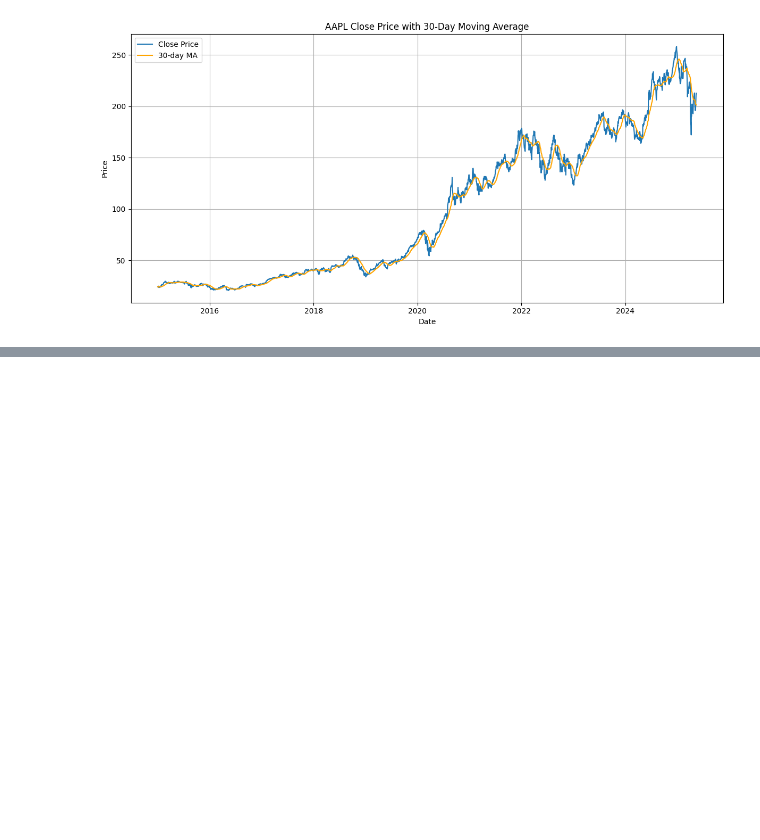
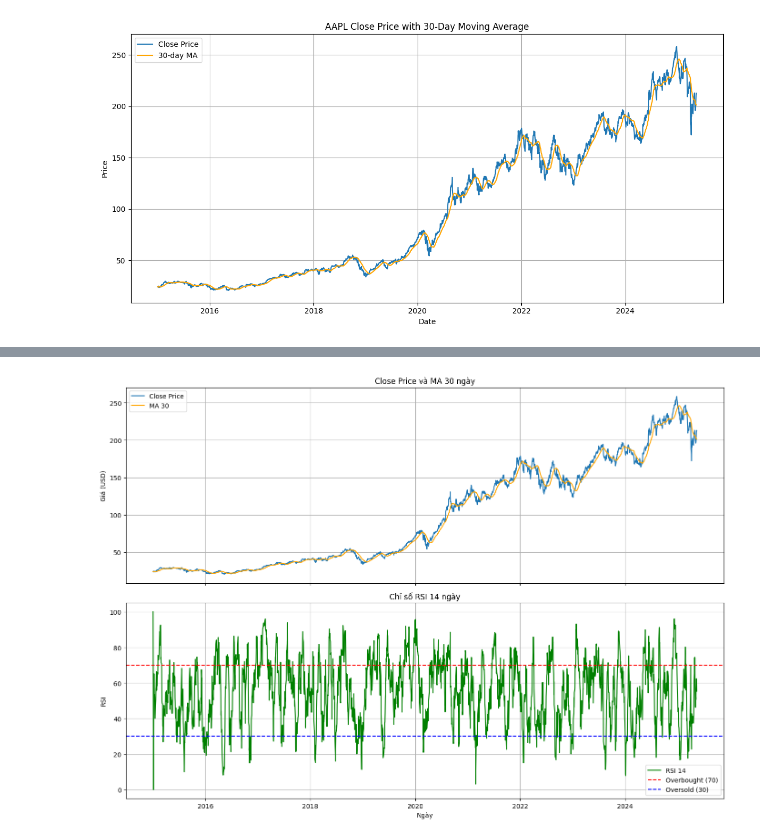
Before and after one commit to huyhuy382003/Apple_stocks_predict, a Jupyter notebook: Apple_Predict.ipynb, the cells around one changed output, grey strips where cells are left out. Cells and saved outputs as stored; diff of their text form; code cells hidden in the pictures; blank space fills up the shorter version.

```diff
--- a/Apple_Predict.ipynb
+++ b/Apple_Predict.ipynb
@@ -74,0 +120,29 @@ plt.show()
+# %%
+df_plot = df_spark.select("Date", "Close", "MA_30", "RSI_14").orderBy("Date").toPandas()
+# %%
+import matplotlib.pyplot as plt
+
+fig, (ax1, ax2) = plt.subplots(2, 1, figsize=(14, 10), sharex=True)
+
+# Biểu đồ giá Close và MA_30
+ax1.plot(df_plot["Date"], df_plot["Close"], label="Close Price")
+ax1.plot(df_plot["Date"], df_plot["MA_30"], label="MA 30", color="orange")
+ax1.set_title("Close Price và MA 30 ngày")
+ax1.set_ylabel("Giá (USD)")
+ax1.legend()
+ax1.grid(True)
+
+# Biểu đồ RSI 14 ngày
+ax2.plot(df_plot["Date"], df_plot["RSI_14"], label="RSI 14", color="green")
+ax2.axhline(70, color='red', linestyle='--', label='Overbought (70)')
+ax2.axhline(30, color='blue', linestyle='--', label='Oversold (30)')
+ax2.set_title("Chỉ số RSI 14 ngày")
+ax2.set_ylabel("RSI")
+ax2.set_xlabel("Ngày")
+ax2.legend()
+ax2.grid(True)
+
+plt.tight_layout()
+plt.show()
+# %% [output]
+[figure, added]
```
Also changed, not shown: parts of 6 cells of this notebook.
